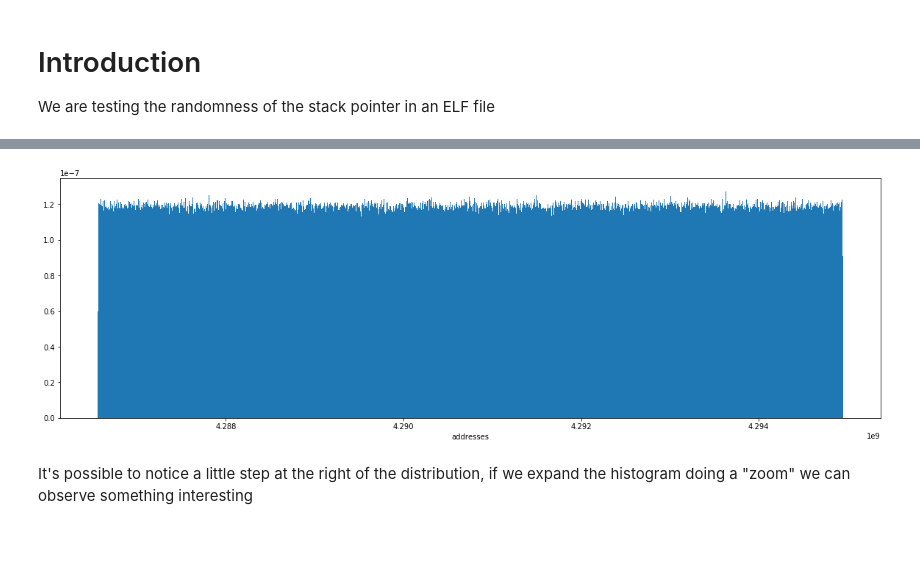
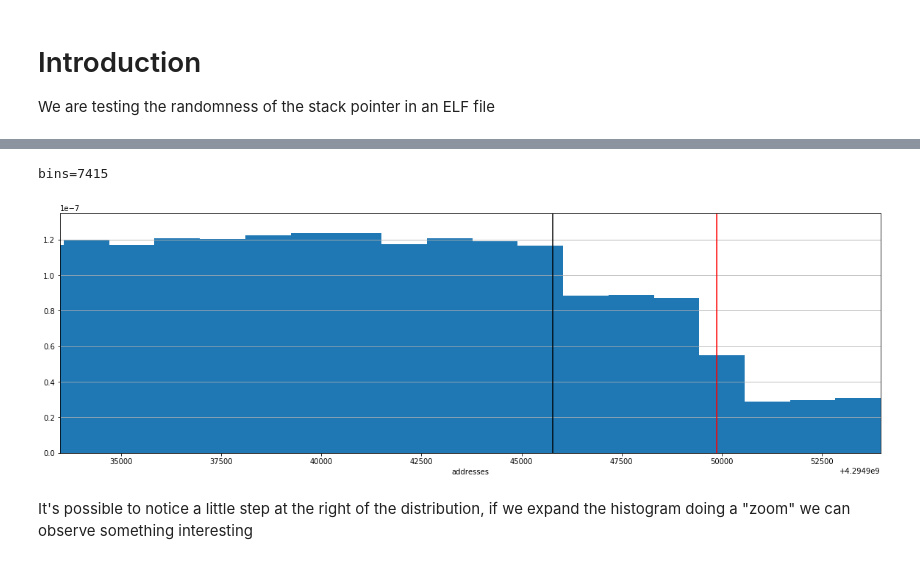
Before and after one commit to gipi/low-level, a Jupyter notebook: TLS statistics.ipynb, the cells around one changed output, grey strips where cells are left out. Saved outputs shown, nothing was run; the diff lists cells and outputs as text; code cells hidden in the pictures.

```diff
--- a/TLS statistics.ipynb
+++ b/TLS statistics.ipynb
@@ -66,8 +66,12 @@ def plot_statistics(data):
     print('#: %d min: 0x%08x max: 0x%08x delta: 0x%08x' % (len(addresses), min, max, delta))
 # %%
 plt.figure(figsize=(20,6))
-counts, bins, patches = plt.hist(addresses, bins=int(n_total/0x1000), density=True)
+counts, bins, patches = plt.hist(addresses, bins=int(n_total/0x800), density=True)
 plt.xlabel('addresses')
+plt.axes().set_xlim(left=max - 0x5000, right=max)
+plt.axvline(max - 0x2000, color='k')
+plt.axvline(max - 0x1000, color='r')
 #plt.xaxis.set_major_formatter(FormatStrFormatter('%08x'))
-print('#={}, bins={}'.format(len(counts), len(bins)))
+plt.axes().yaxis.grid()
+print('bins={}'.format(len(bins)))
 # %% [output]
@@ -75,4 +80,5 @@ print('#={}, bins={}'.format(len(counts), len(bins)))
+bins=7415
-[figure, old version]
+[figure, new version]
 # %% [markdown]
 It's possible to notice a little step at the right of the distribution, if we expand the histogram doing a "zoom" we can observe something interesting
 # %%
```
Also changed, not shown: parts of 6 cells of this notebook, 5 other files.
